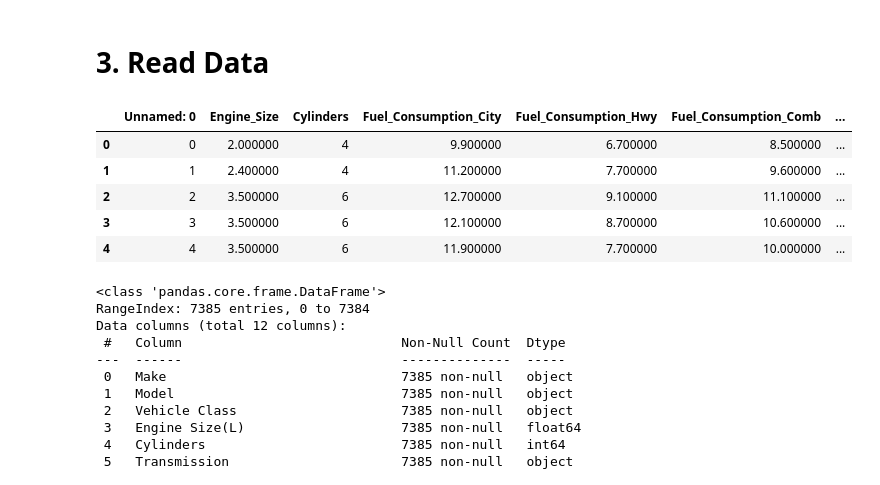
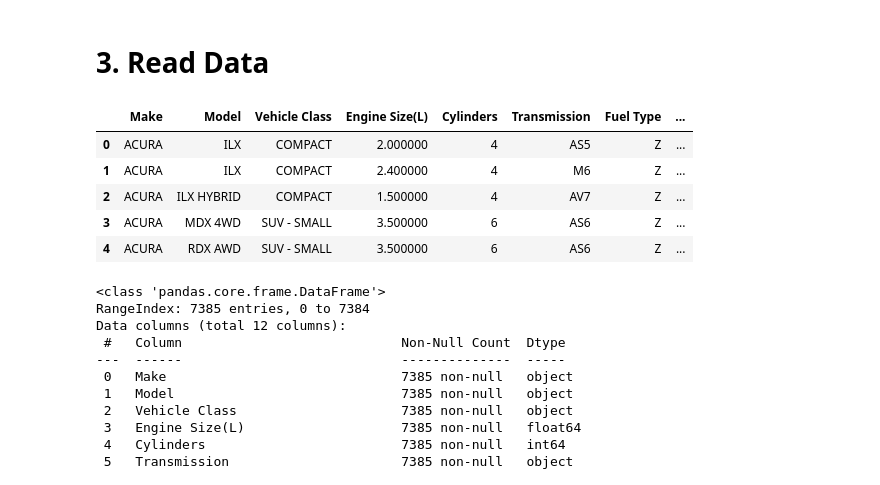
Before and after one commit to Saksham-0207/Smart_City, a Jupyter notebook: co2-emission-by-cars.ipynb, the cells around one changed output. Saved outputs shown, nothing was run; the diff lists cells and outputs as text; code cells hidden in the pictures.

```diff
--- a/co2-emission-by-cars.ipynb
+++ b/co2-emission-by-cars.ipynb
@@ -152,16 +152,16 @@ pd.options.display.float_format = '{:.6f}'.format
 # %% [markdown]
 # 3. Read Data <a id='Read_Data'></a>
 # %%
-data = pd.read_csv("final_co2.csv")
+data = pd.read_csv("../input/co2-emission-by-vehicles/CO2 Emissions_Canada.csv")
 
 data.head()
 # %% [output]
-|  | Unnamed: 0 | Engine_Size | Cylinders | Fuel_Consumption_City | Fuel_Consumption_Hwy | Fuel_Consumption_Comb | ... |
-| 0 | 0 | 2.000000 | 4 | 9.900000 | 6.700000 | 8.500000 | ... |
-| 1 | 1 | 2.400000 | 4 | 11.200000 | 7.700000 | 9.600000 | ... |
-| 2 | 2 | 3.500000 | 6 | 12.700000 | 9.100000 | 11.100000 | ... |
-| 3 | 3 | 3.500000 | 6 | 12.100000 | 8.700000 | 10.600000 | ... |
-| 4 | 4 | 3.500000 | 6 | 11.900000 | 7.700000 | 10.000000 | ... |
+|  | Make | Model | Vehicle Class | Engine Size(L) | Cylinders | Transmission | Fuel Type | ... |
+| 0 | ACURA | ILX | COMPACT | 2.000000 | 4 | AS5 | Z | ... |
+| 1 | ACURA | ILX | COMPACT | 2.400000 | 4 | M6 | Z | ... |
+| 2 | ACURA | ILX HYBRID | COMPACT | 1.500000 | 4 | AV7 | Z | ... |
+| 3 | ACURA | MDX 4WD | SUV - SMALL | 3.500000 | 6 | AS6 | Z | ... |
+| 4 | ACURA | RDX AWD | SUV - SMALL | 3.500000 | 6 | AS6 | Z | ... |
 # %%
 data.info()
 # %% [output]
```
Also changed, not shown: 39 other files.
